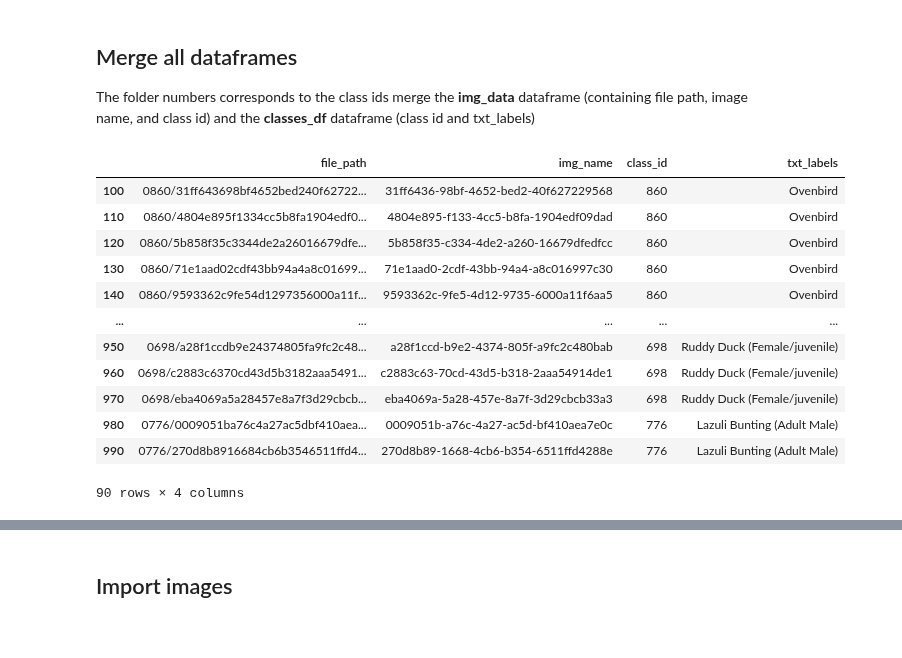
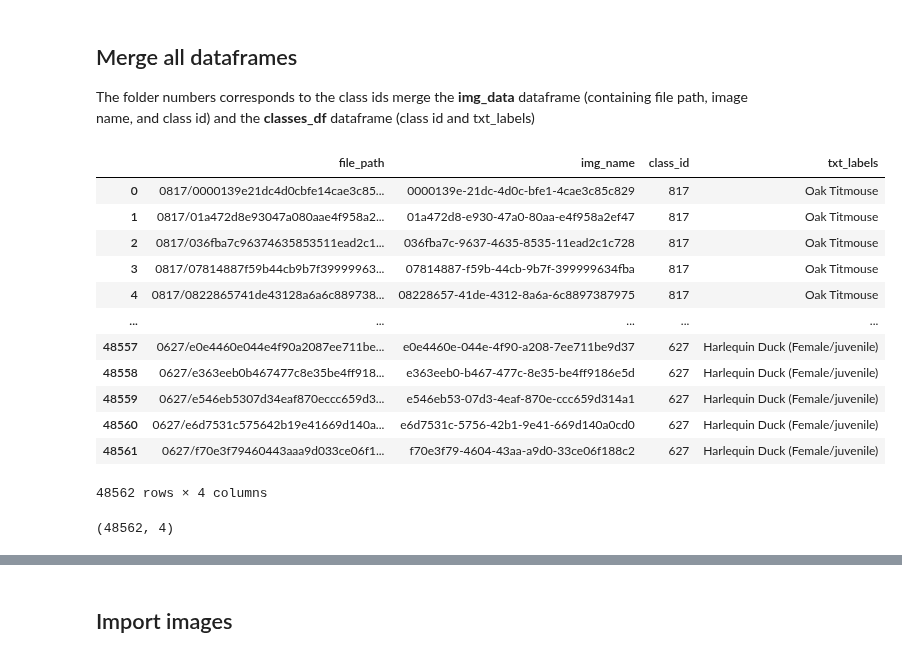
Before and after one commit to cwong690/Birdex, a Jupyter notebook: image_prep.ipynb, the cells around one changed output, grey strips where cells are left out. Drawn from its saved outputs; the diff is of its cells as text; code cells hidden in the pictures.

```diff
--- a/image_prep.ipynb
+++ b/image_prep.ipynb
@@ -314,20 +314,24 @@ classes_df['class_id'] = classes_df['class_id'].apply(lambda x: int(x))
 The folder numbers corresponds to the class ids
 merge the **img_data** dataframe (containing file path, image name, and class id) and the **classes_df** dataframe (class id and txt_labels)
 # %%
-testing = img_data.merge(classes_df, on='class_id')
+master_df = img_data.merge(classes_df, on='class_id')
-# %%
-testing.iloc[100:1000:10, :]
-# %% [output]
-|  | file_path | img_name | class_id | txt_labels |
-| 100 | 0860/31ff643698bf4652bed240f62722... | 31ff6436-98bf-4652-bed2-40f627229568 | 860 | Ovenbird |
-| 110 | 0860/4804e895f1334cc5b8fa1904edf0... | 4804e895-f133-4cc5-b8fa-1904edf09dad | 860 | Ovenbird |
-| 120 | 0860/5b858f35c3344de2a26016679dfe... | 5b858f35-c334-4de2-a260-16679dfedfcc | 860 | Ovenbird |
-| 130 | 0860/71e1aad02cdf43bb94a4a8c01699... | 71e1aad0-2cdf-43bb-94a4-a8c016997c30 | 860 | Ovenbird |
-| 140 | 0860/9593362c9fe54d1297356000a11f... | 9593362c-9fe5-4d12-9735-6000a11f6aa5 | 860 | Ovenbird |
-| ... | ... | ... | ... | ... |
-| 950 | 0698/a28f1ccdb9e24374805fa9fc2c48... | a28f1ccd-b9e2-4374-805f-a9fc2c480bab | 698 | Ruddy Duck (Female/juvenile) |
-| 960 | 0698/c2883c6370cd43d5b3182aaa5491... | c2883c63-70cd-43d5-b318-2aaa54914de1 | 698 | Ruddy Duck (Female/juvenile) |
-| 970 | 0698/eba4069a5a28457e8a7f3d29cbcb... | eba4069a-5a28-457e-8a7f-3d29cbcb33a3 | 698 | Ruddy Duck (Female/juvenile) |
-| 980 | 0776/0009051ba76c4a27ac5dbf410aea... | 0009051b-a76c-4a27-ac5d-bf410aea7e0c | 776 | Lazuli Bunting (Adult Male) |
-| 990 | 0776/270d8b8916684cb6b3546511ffd4... | 270d8b89-1668-4cb6-b354-6511ffd4288e | 776 | Lazuli Bunting (Adult Male) |
-90 rows × 4 columns
+# %%
+master_df
+# %% [output]
+|  | file_path | img_name | class_id | txt_labels |
+| 0 | 0817/0000139e21dc4d0cbfe14cae3c85... | 0000139e-21dc-4d0c-bfe1-4cae3c85c829 | 817 | Oak Titmouse |
+| 1 | 0817/01a472d8e93047a080aae4f958a2... | 01a472d8-e930-47a0-80aa-e4f958a2ef47 | 817 | Oak Titmouse |
+| 2 | 0817/036fba7c96374635853511ead2c1... | 036fba7c-9637-4635-8535-11ead2c1c728 | 817 | Oak Titmouse |
+| 3 | 0817/07814887f59b44cb9b7f39999963... | 07814887-f59b-44cb-9b7f-399999634fba | 817 | Oak Titmouse |
+| 4 | 0817/0822865741de43128a6a6c889738... | 08228657-41de-4312-8a6a-6c8897387975 | 817 | Oak Titmouse |
+| ... | ... | ... | ... | ... |
+| 48557 | 0627/e0e4460e044e4f90a2087ee711be... | e0e4460e-044e-4f90-a208-7ee711be9d37 | 627 | Harlequin Duck (Female/juvenile) |
+| 48558 | 0627/e363eeb0b467477c8e35be4ff918... | e363eeb0-b467-477c-8e35-be4ff9186e5d | 627 | Harlequin Duck (Female/juvenile) |
+| 48559 | 0627/e546eb5307d34eaf870eccc659d3... | e546eb53-07d3-4eaf-870e-ccc659d314a1 | 627 | Harlequin Duck (Female/juvenile) |
+| 48560 | 0627/e6d7531c575642b19e41669d140a... | e6d7531c-5756-42b1-9e41-669d140a0cd0 | 627 | Harlequin Duck (Female/juvenile) |
+| 48561 | 0627/f70e3f79460443aaa9d033ce06f1... | f70e3f79-4604-43aa-a9d0-33ce06f188c2 | 627 | Harlequin Duck (Female/juvenile) |
+48562 rows × 4 columns
+# %%
+master_df.shape
+# %% [output]
+(48562, 4)
```
Also changed, not shown: parts of 1 cell of this notebook.
